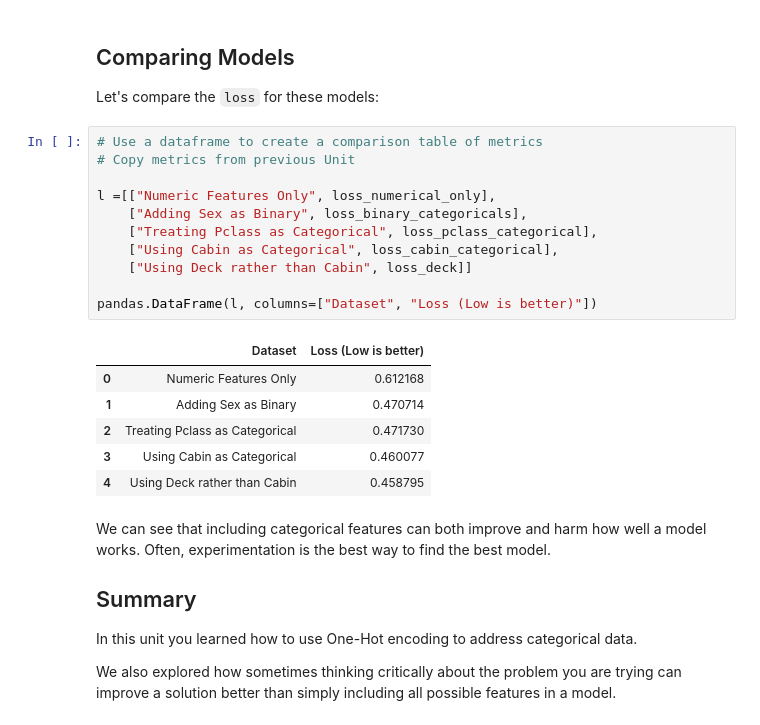
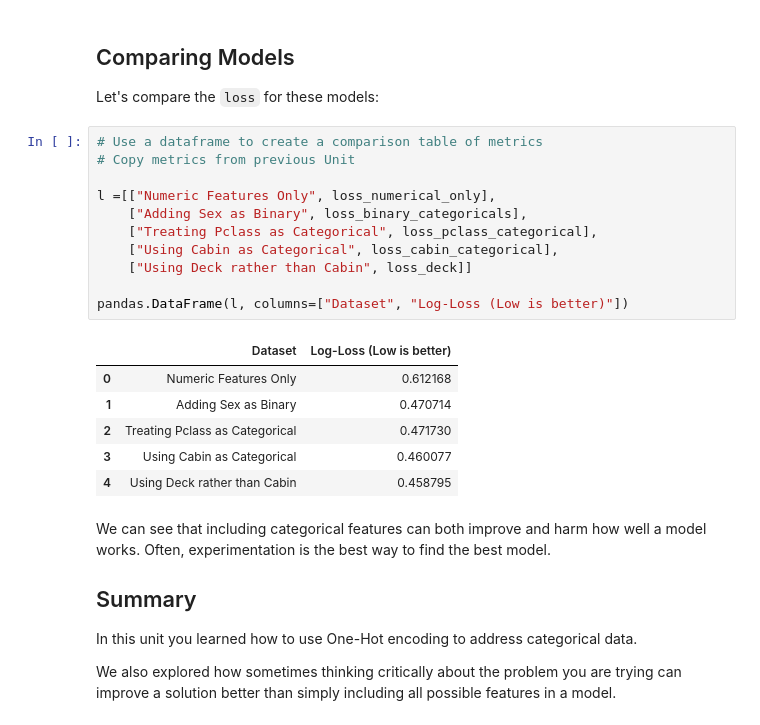
Before and after one commit to MicrosoftDocs/mslearn-introduction-to-machine-learning, a Jupyter notebook: 0c - unit 07.ipynb, the cells around one changed output. Cells and saved outputs as stored; diff of their text form.

```diff
--- a/0c - unit 07.ipynb
+++ b/0c - unit 07.ipynb
@@ -222,16 +219,16 @@ Let's compare the `loss` for these models:
 # %%
 # Use a dataframe to create a comparison table of metrics
 # Copy metrics from previous Unit
 
 l =[["Numeric Features Only", loss_numerical_only],
     ["Adding Sex as Binary", loss_binary_categoricals],
     ["Treating Pclass as Categorical", loss_pclass_categorical],
     ["Using Cabin as Categorical", loss_cabin_categorical],
     ["Using Deck rather than Cabin", loss_deck]]
 
-pandas.DataFrame(l, columns=["Dataset", "Loss (Low is better)"])
+pandas.DataFrame(l, columns=["Dataset", "Log-Loss (Low is better)"])
 # %% [output]
-|  | Dataset | Loss (Low is better) |
+|  | Dataset | Log-Loss (Low is better) |
 | 0 | Numeric Features Only | 0.612168 |
 | 1 | Adding Sex as Binary | 0.470714 |
 | 2 | Treating Pclass as Categorical | 0.471730 |
```
Also changed, not shown: parts of 9 cells of this notebook, 2 other files.
